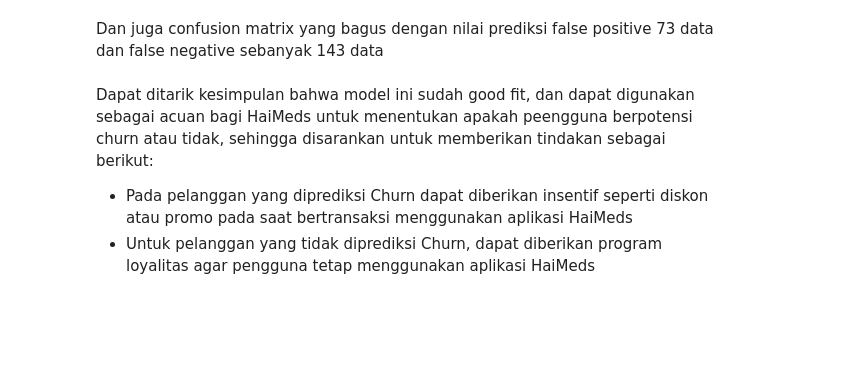
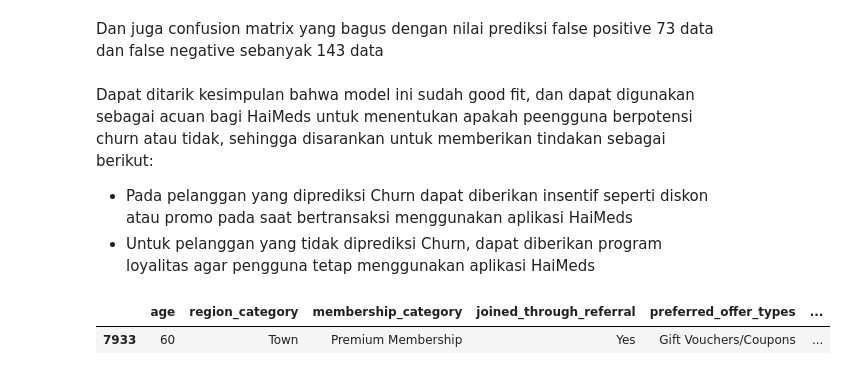
Before and after one commit to ediashta/HaiMeds-Churn-Prediction, a Jupyter notebook: h8dsft_P2M1_Ediashta.ipynb, the cells around one changed output. Drawn from its saved outputs; the diff is of its cells as text; code cells hidden in the pictures; blank space fills up the shorter version.

```diff
--- a/h8dsft_P2M1_Ediashta.ipynb
+++ b/h8dsft_P2M1_Ediashta.ipynb
@@ -1456,3 +1456,8 @@ Dan juga confusion matrix yang bagus dengan nilai prediksi false positive 73 dat
 Dapat ditarik kesimpulan bahwa model ini sudah good fit, dan dapat digunakan sebagai acuan bagi HaiMeds untuk menentukan apakah peengguna berpotensi churn atau tidak, sehingga disarankan untuk memberikan tindakan sebagai berikut:
 * Pada pelanggan yang diprediksi Churn dapat diberikan insentif seperti diskon atau promo pada saat bertransaksi menggunakan aplikasi HaiMeds
 * Untuk pelanggan yang tidak diprediksi Churn, dapat diberikan program loyalitas agar pengguna tetap menggunakan aplikasi HaiMeds
+# %%
+data[data["churn_risk_score"] == 0].sample()
+# %% [output]
+|  | age | region_category | membership_category | joined_through_referral | preferred_offer_types | ... |
+| 7933 | 60 | Town | Premium Membership | Yes | Gift Vouchers/Coupons | ... |
```
Also changed, not shown: 1 other file.
